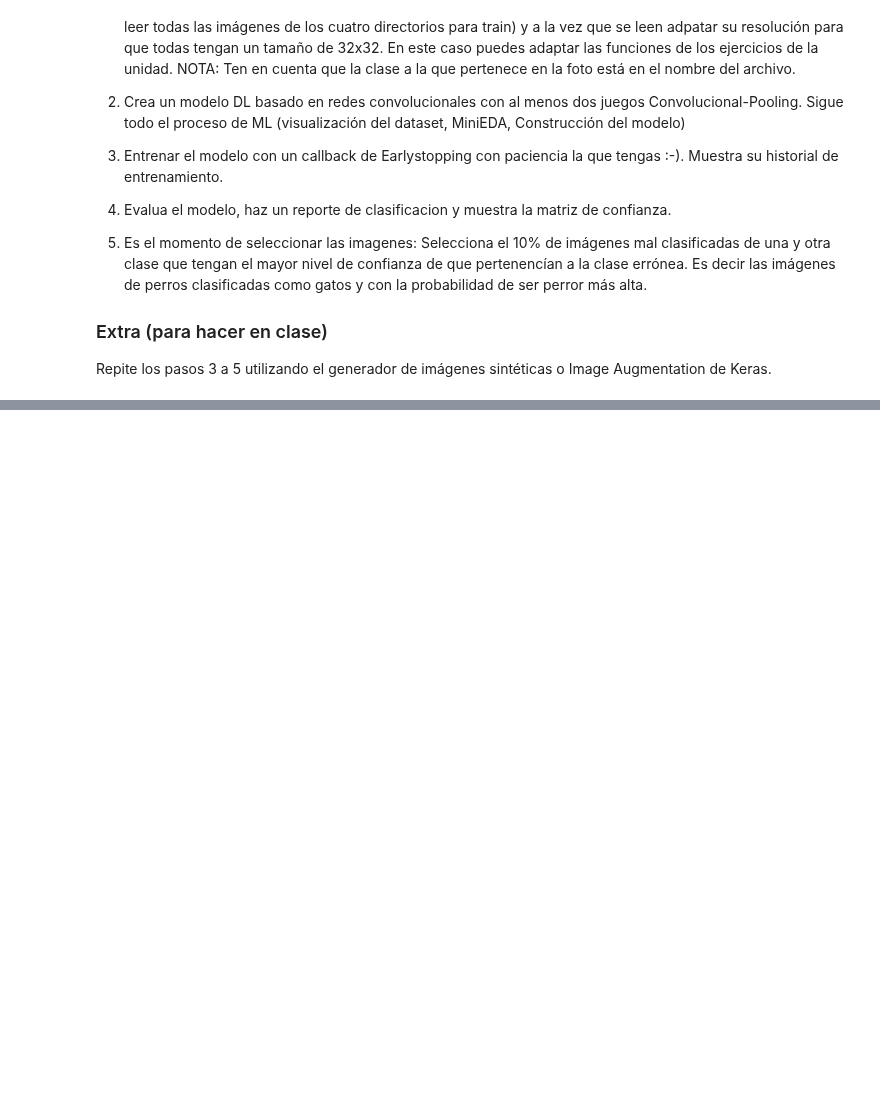
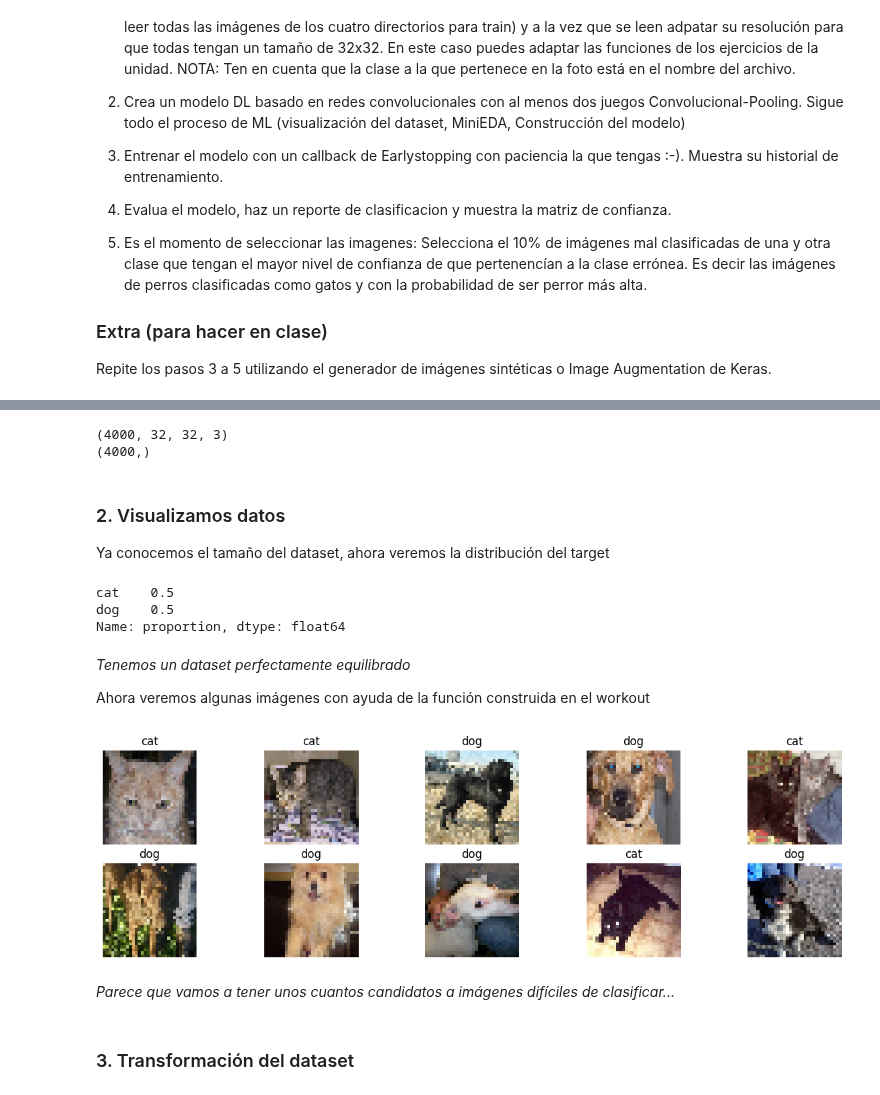
Before and after one commit to vrieraj/ONLINE_DS_THEBRIDGE_Ejercicios, a Jupyter notebook: 05_Deep_Learning/Sprint_16/Unidad_01/Practica_Obligatoria/18_Practica_Obligatoria_CNN_Redes_Convolucionales.ipynb, the cells around one changed output, grey strips where cells are left out. Saved outputs shown, nothing was run; the diff lists cells and outputs as text; code cells hidden in the pictures; blank space fills up the shorter version.

```diff
--- a/05_Deep_Learning/Sprint_16/Unidad_01/Practica_Obligatoria/18_Practica_Obligatoria_CNN_Redes_Convolucionales.ipynb
+++ b/05_Deep_Learning/Sprint_16/Unidad_01/Practica_Obligatoria/18_Practica_Obligatoria_CNN_Redes_Convolucionales.ipynb
@@ -70,0 +80,13 @@ def read_data(directorio, reshape_dim = (32,32)):
+# %%
+X_test, y_test = read_data(TEST_PATH)
+
+X_train, y_train = [], []
+for n in range(4):
+    directorio = f'{TRAIN_PATH}{n}'
+    X, y = read_data(directorio)
+
+    X_train.append(X)
+    y_train.append(y)
+
+print(np.array(X_train).shape)
+print(np.array(y_train).shape)
@@ -70,0 +98,49 @@ def read_data(directorio, reshape_dim = (32,32)):
+# %%
+X_train = np.concatenate(X_train)
+y_train = np.concatenate(y_train)
+
+print(np.array(X_train).shape)
+print(np.array(y_train).shape)
+# %% [output]
+(4000, 32, 32, 3)
+(4000,)
+# %% [markdown]
+### 2. Visualizamos datos
+
+Ya conocemos el tamaño del dataset, ahora veremos la distribución del target
+# %%
+pd.Series(y_train).value_counts(True)
+# %% [output]
+cat    0.5
+dog    0.5
+Name: proportion, dtype: float64
+# %% [markdown]
+*Tenemos un dataset perfectamente equilibrado*
+
+Ahora veremos algunas imágenes con ayuda de la función construida en el workout
+# %%
+def visualiza(num_images:int, n_col=5):
+    '''
+    num_images: número de imágenes a mostrar \n
+    n_col:      número de columnas a mostrar
+    '''
+    num_list = list(np.random.randint(0, X_train.shape[0], num_images))
+    images = X_train[num_list]
+    labels = y_train[num_list]
+
+    columns = n_col if len(images) > n_col else len(images)
+    rows = len(images) // 5 if len(images)%5 == 0 else (len(images) // 5) +1
+    fig, ax = plt.subplots(rows, columns, figsize=(columns*3, rows*2))
+    ax = ax.flatten()
+    for index, image in enumerate(images):
+        ax[index].imshow(image, cmap='Greys')
+        ax[index].axis('off')
+        ax[index].set_title(labels[index])
+# %%
+visualiza(10)       # Muestra un número de imágenes al azar
+# %% [output]
+[figure, added]
+# %% [markdown]
+*Parece que vamos a tener unos cuantos candidatos a imágenes difíciles de clasificar...*
+# %% [markdown]
+### 3. Transformación del dataset
```
Also changed, not shown: parts of 22 cells of this notebook.
